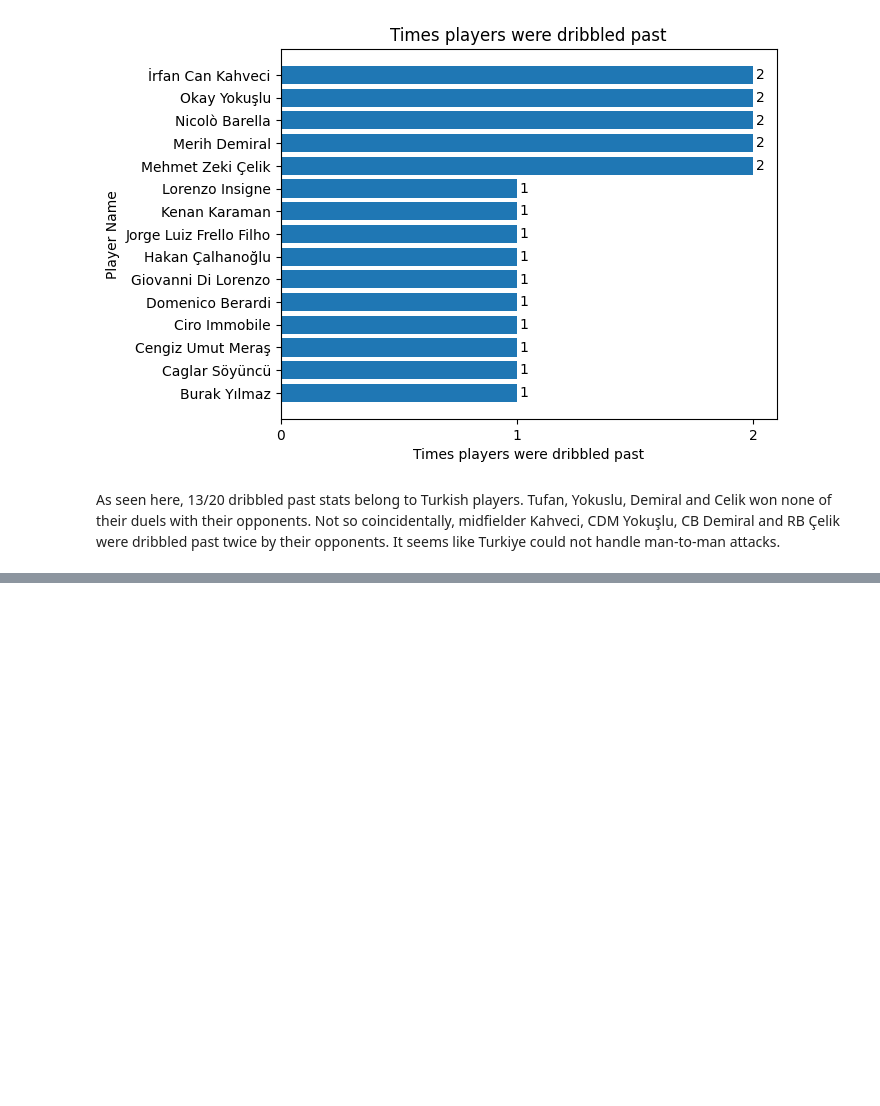
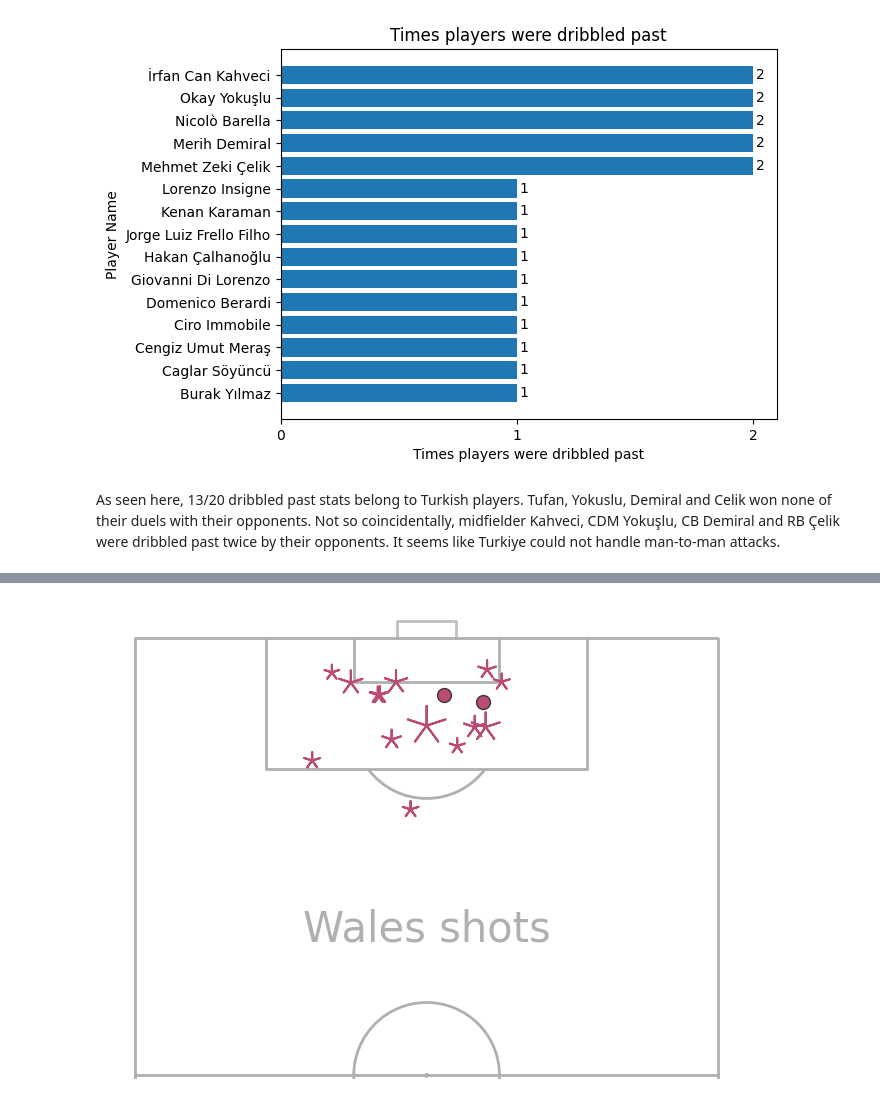
Before and after one commit to yyusufcoskun/Turkiye-EURO-2020-Analysis, a Jupyter notebook: main.ipynb, the cells around one changed output, grey strips where cells are left out. Cells and saved outputs as stored; diff of their text form; code cells hidden in the pictures; blank space fills up the shorter version.

```diff
--- a/main.ipynb
+++ b/main.ipynb
@@ -833,0 +909,4 @@ As seen here, 13/20 dribbled past stats belong to Turkish players. Tufan, Yokusl
+# %%
+shotmap(tvw_id, forxg, 'Wales')
+# %% [output]
+[figure, added]
```
Also changed, not shown: parts of 157 cells of this notebook.
